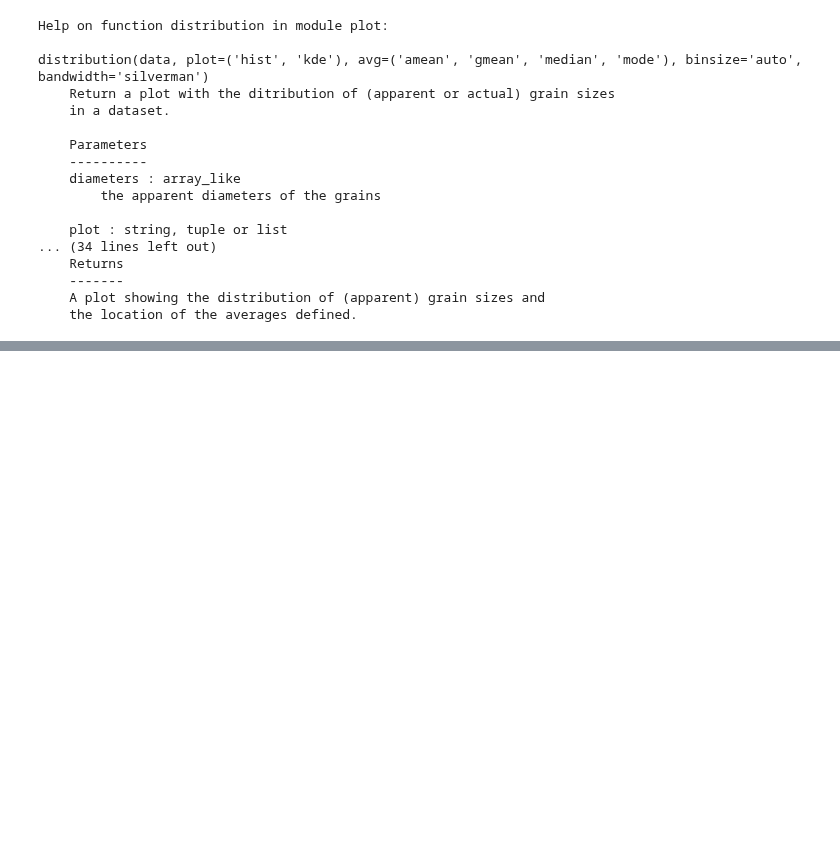
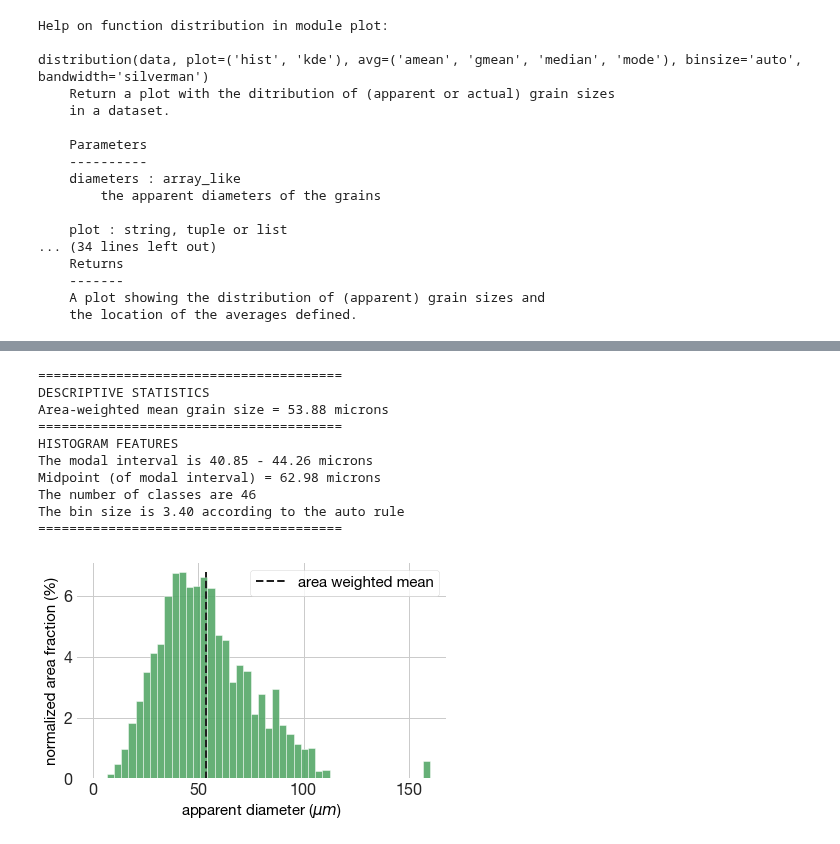
Before and after one commit to marcoalopez/GrainSizeTools, a Jupyter notebook: GraiSizeTools_notebook.ipynb, the cells around one changed output, grey strips where cells are left out. Saved outputs shown, nothing was run; the diff lists cells and outputs as text; code cells hidden in the pictures; blank space fills up the shorter version.

```diff
--- a/GraiSizeTools_notebook.ipynb
+++ b/GraiSizeTools_notebook.ipynb
@@ -308,5 +320,17 @@ It looks like a lognormal distribution :)
 # %%
-#plot.area_weighted(dataset['diameters'], dataset['Area'])
+plot.area_weighted(dataset['diameters'], dataset['Area'])
+# %% [output]
+=======================================
+DESCRIPTIVE STATISTICS
+Area-weighted mean grain size = 53.88 microns
+=======================================
+HISTOGRAM FEATURES
+The modal interval is 40.85 - 44.26 microns
+Midpoint (of modal interval) = 62.98 microns
+The number of classes are 46
+The bin size is 3.40 according to the auto rule
+=======================================
+[figure, added]
 # %%
 plot.normalized(dataset['diameters'], avg='amean')
 # %% [output]
```
Also changed, not shown: parts of 13 cells of this notebook, 5 other files.
